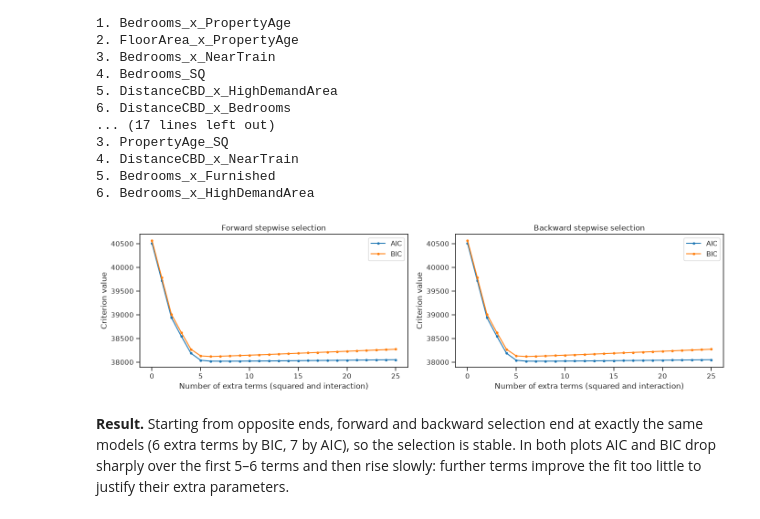
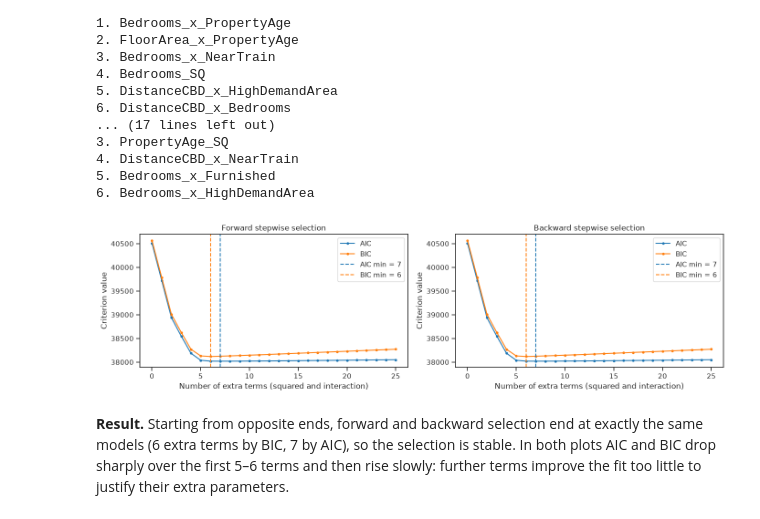
Before and after one commit to QingXueli/qbus2820, a Jupyter notebook: SID_Assignment1_implementation.ipynb, the cells around one changed output. Saved outputs shown, nothing was run; the diff lists cells and outputs as text; code cells hidden in the pictures.

Commit message:
AIC/BIC path plot: mark the AIC and BIC minima with dashed lines
Co-Authored-By: Claude Opus 5.5 <noreply@anthropic.com>
Claude-Session: https://claude.ai/code/session_01EBVknjHKcdqYfCbgwhmvJF

```diff
--- a/SID_Assignment1_implementation.ipynb
+++ b/SID_Assignment1_implementation.ipynb
@@ -808,17 +808,20 @@ Terms removed (in order):
 # %%
 # AIC and BIC along the forward and backward paths
 fig, ax = plt.subplots(1, 2, figsize=(14, 4))
 for i, (path, name) in enumerate([(forward_path, 'Forward'), (backward_path, 'Backward')]):
-    ax[i].plot(path.index, path['AIC'], marker = 'o', markersize = 3, label = 'AIC')
-    ax[i].plot(path.index, path['BIC'], marker = 'o', markersize = 3, label = 'BIC')
+    ax[i].plot(path.index, path['AIC'], marker = 'o', markersize = 3, color = 'C0', label = 'AIC')
+    ax[i].plot(path.index, path['BIC'], marker = 'o', markersize = 3, color = 'C1', label = 'BIC')
+    # dashed vertical lines at the minimum of each criterion (the chosen number of extra terms)
+    ax[i].axvline(path['AIC'].idxmin(), color = 'C0', linestyle = '--', label = 'AIC min = {}'.format(path['AIC'].idxmin()))
+    ax[i].axvline(path['BIC'].idxmin(), color = 'C1', linestyle = '--', label = 'BIC min = {}'.format(path['BIC'].idxmin()))
     ax[i].set_xlabel('Number of extra terms (squared and interaction)')
     ax[i].set_ylabel('Criterion value')
     ax[i].set_title(name + ' stepwise selection')
     ax[i].legend()
 plt.tight_layout()
 plt.show()
 # %% [output]
-[figure, old version]
+[figure, new version]
 # %% [markdown]
 **Result.** Starting from opposite ends, forward and backward selection end at exactly the same models (6 extra terms by BIC,
 7 by AIC), so the selection is stable. In both plots AIC and BIC drop sharply over the first 5–6 terms and then rise slowly:
```
Also changed, not shown: parts of 1 cell of this notebook, 1 other file.
